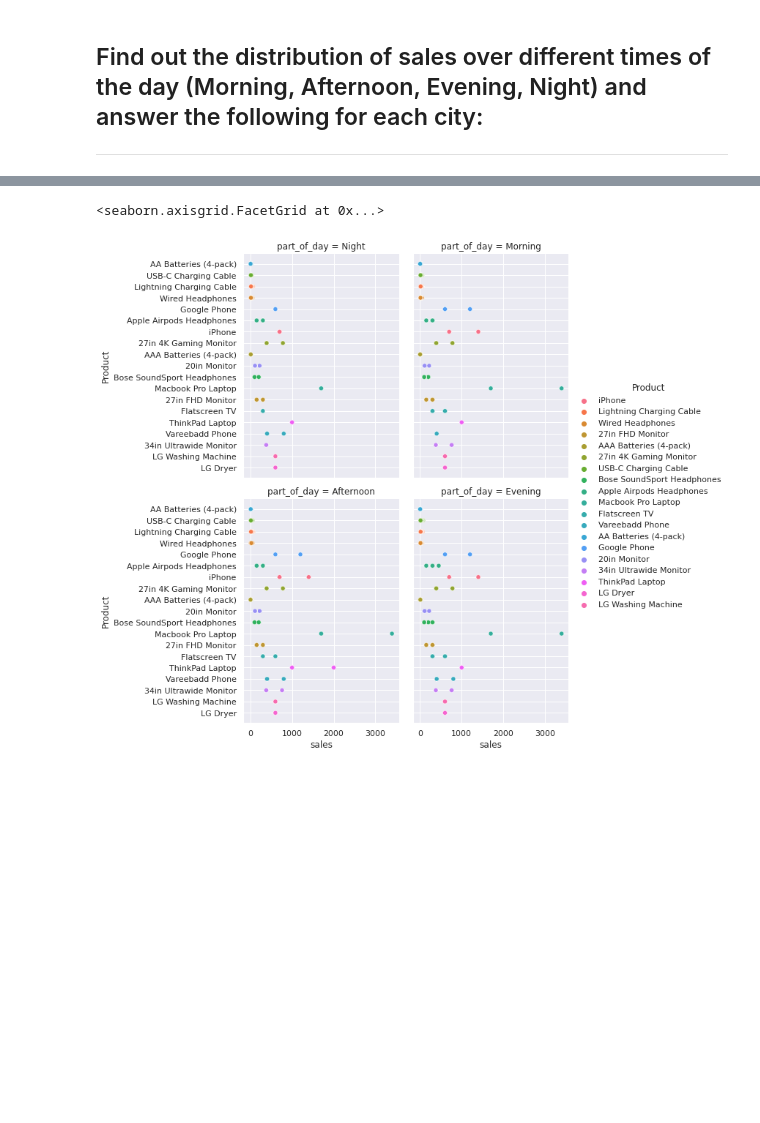
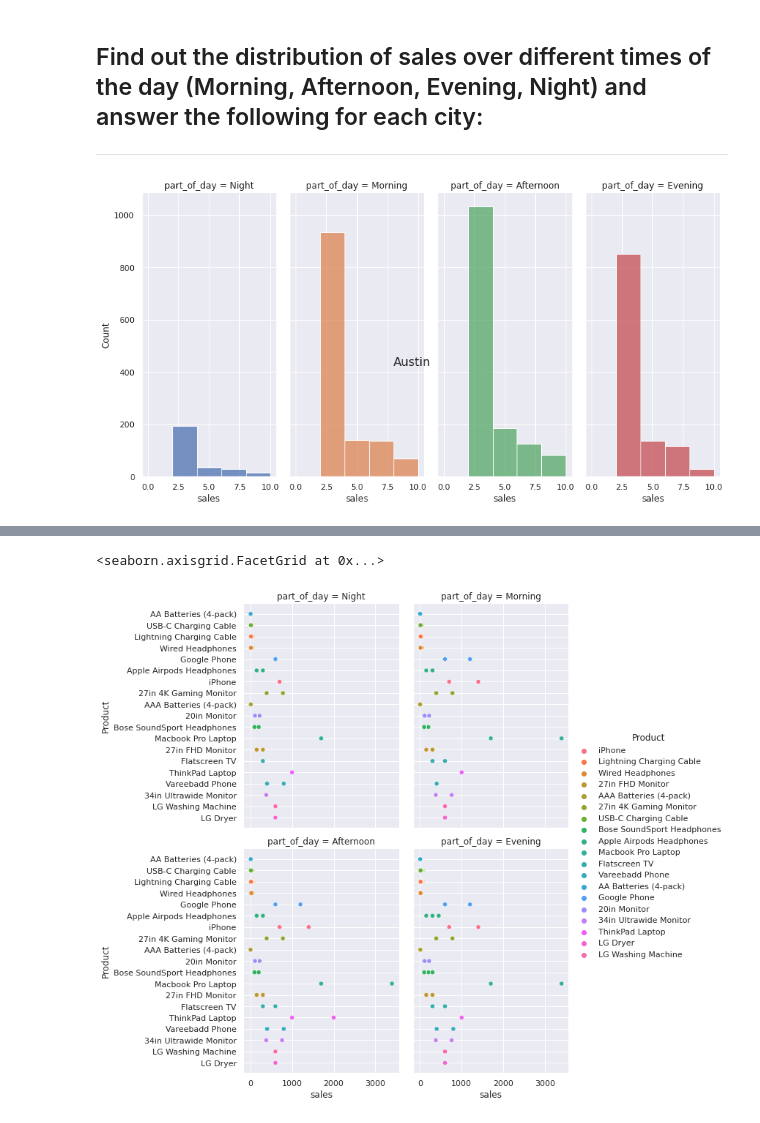
Before and after one commit to goswamimohit/Sales_Dtaa_EDA, a Jupyter notebook: eda-on-sales.ipynb, the cells around one changed output, grey strips where cells are left out. Drawn from its saved outputs; the diff is of its cells as text; code cells hidden in the pictures; blank space fills up the shorter version.

```diff
--- a/eda-on-sales.ipynb
+++ b/eda-on-sales.ipynb
@@ -317,0 +429,7 @@ mkt['part_of_day'] = pd.cut(mkt['Hour'], bins=bins, labels=labels)
+# %%
+g = sns.FacetGrid(mkt_Au,hue="part_of_day", col="part_of_day",margin_titles=True)
+g.map_dataframe(sns.histplot, x="sales",binwidth=2, binrange=(0, 10))
+g.fig.subplots_adjust(top=2)
+g.fig.suptitle('Austin', fontsize=16);
+# %% [output]
+[figure, added]
```
Also changed, not shown: parts of 35 cells of this notebook.
